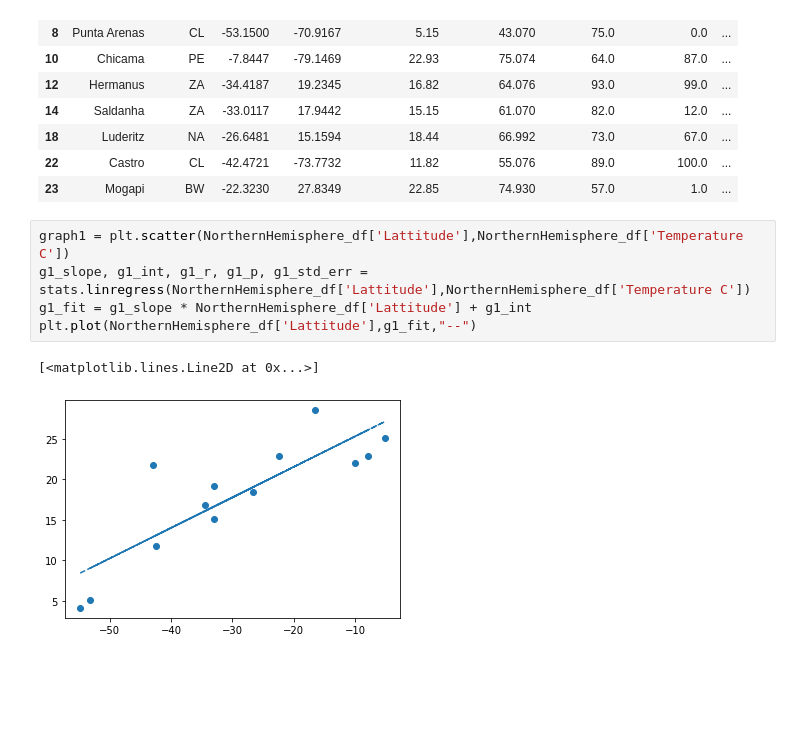
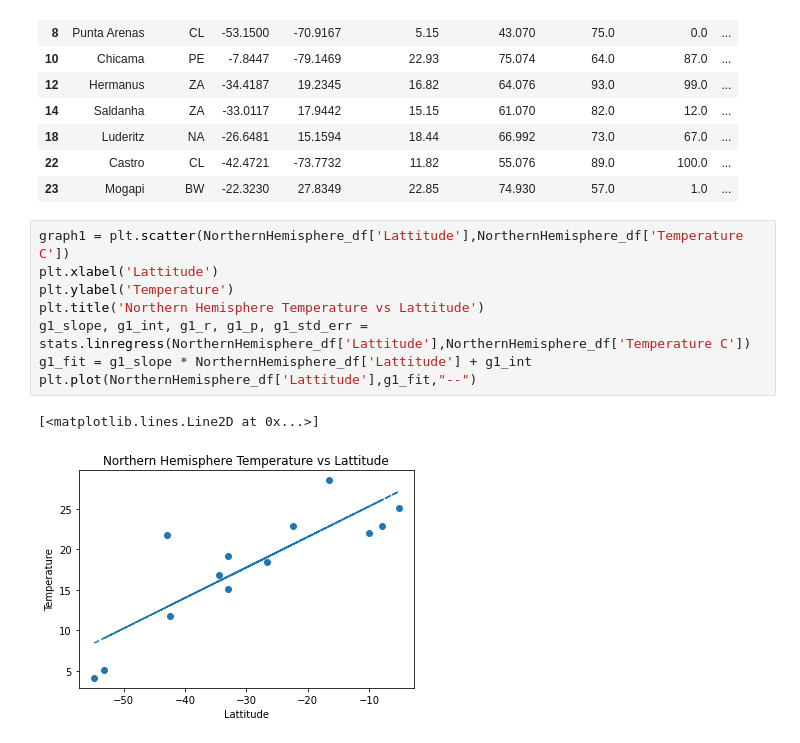
Before and after one commit to dhsharp1983/python-api-challenge, a Jupyter notebook: WeatherPy/WeatherPy.ipynb, the cells around one changed output. Cells and saved outputs as stored; diff of their text form; blank space fills up the shorter version.

```diff
--- a/WeatherPy/WeatherPy.ipynb
+++ b/WeatherPy/WeatherPy.ipynb
@@ -261,9 +261,12 @@ SouthernHemisphere_df = City_df.loc[(City_df['Lattitude'] > 0)]
 | 23 | Mogapi | BW | -22.3230 | 27.8349 | 22.85 | 74.930 | 57.0 | 1.0 | ... |
 # %%
 graph1 = plt.scatter(NorthernHemisphere_df['Lattitude'],NorthernHemisphere_df['Temperature C'])
+plt.xlabel('Lattitude')
+plt.ylabel('Temperature')
+plt.title('Northern Hemisphere Temperature vs Lattitude')
 g1_slope, g1_int, g1_r, g1_p, g1_std_err = stats.linregress(NorthernHemisphere_df['Lattitude'],NorthernHemisphere_df['Temperature C'])
 g1_fit = g1_slope * NorthernHemisphere_df['Lattitude'] + g1_int
 plt.plot(NorthernHemisphere_df['Lattitude'],g1_fit,"--")
 # %% [output]
 [<matplotlib.lines.Line2D at 0x...>]
-[figure, old version]
+[figure, new version]
```
Also changed, not shown: parts of 7 cells of this notebook.
